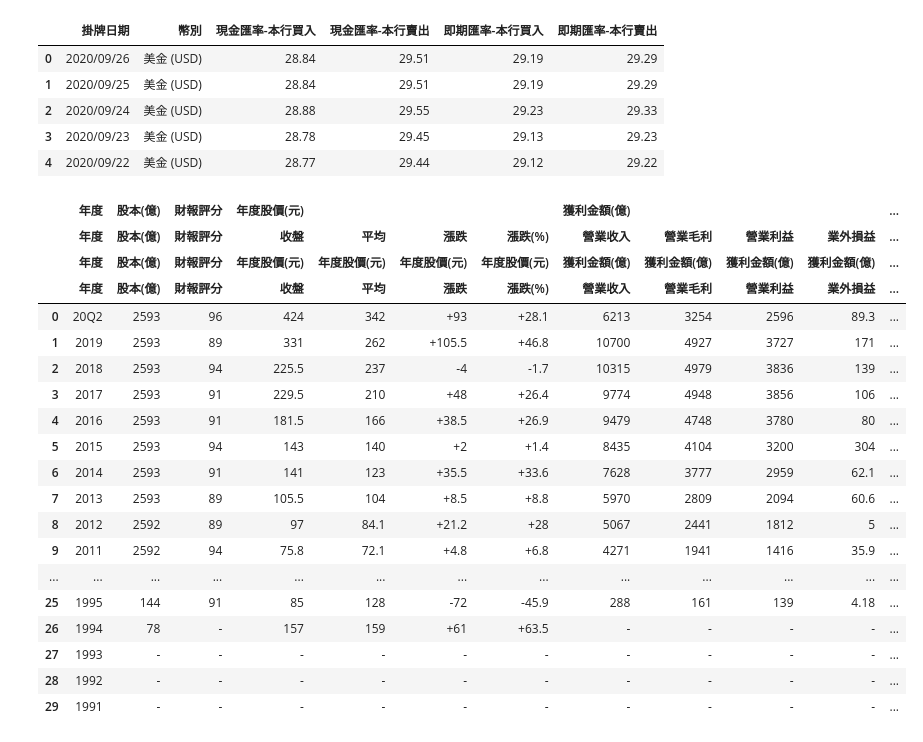
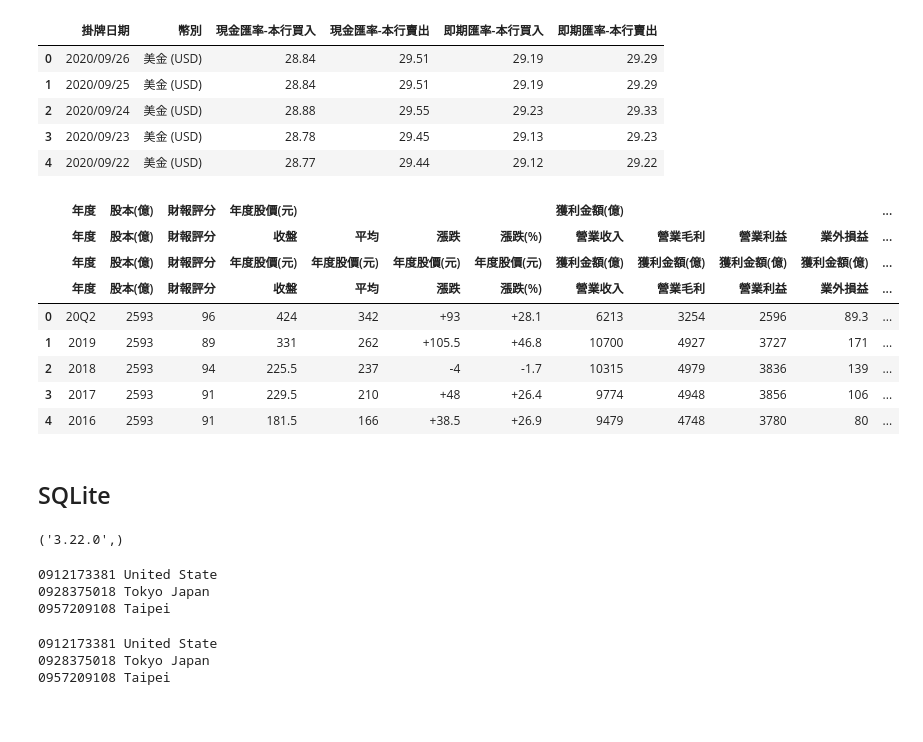
Before and after one commit to ywchiu/tibamepy, a Jupyter notebook: Demo20200927.ipynb, the cells around one changed output. Cells and saved outputs as stored; diff of their text form; code cells hidden in the pictures; blank space fills up the shorter version.

```diff
--- a/Demo20200927.ipynb
+++ b/Demo20200927.ipynb
@@ -194,25 +194,16 @@ res.encoding = 'utf-8'
 # %%
 dfs = pandas.read_html(res.text)
 # %%
-dfs[16]
+dfs[16].head()
 # %% [output]
 |  | 年度 | 股本(億) | 財報評分 | 年度股價(元) |  |  |  | 獲利金額(億) |  |  |  | ... |
 |  | 年度 | 股本(億) | 財報評分 | 收盤 | 平均 | 漲跌 | 漲跌(%) | 營業收入 | 營業毛利 | 營業利益 | 業外損益 | ... |
 |  | 年度 | 股本(億) | 財報評分 | 年度股價(元) | 年度股價(元) | 年度股價(元) | 年度股價(元) | 獲利金額(億) | 獲利金額(億) | 獲利金額(億) | 獲利金額(億) | ... |
 |  | 年度 | 股本(億) | 財報評分 | 收盤 | 平均 | 漲跌 | 漲跌(%) | 營業收入 | 營業毛利 | 營業利益 | 業外損益 | ... |
 | 0 | 20Q2 | 2593 | 96 | 424 | 342 | +93 | +28.1 | 6213 | 3254 | 2596 | 89.3 | ... |
 | 1 | 2019 | 2593 | 89 | 331 | 262 | +105.5 | +46.8 | 10700 | 4927 | 3727 | 171 | ... |
 | 2 | 2018 | 2593 | 94 | 225.5 | 237 | -4 | -1.7 | 10315 | 4979 | 3836 | 139 | ... |
 | 3 | 2017 | 2593 | 91 | 229.5 | 210 | +48 | +26.4 | 9774 | 4948 | 3856 | 106 | ... |
 | 4 | 2016 | 2593 | 91 | 181.5 | 166 | +38.5 | +26.9 | 9479 | 4748 | 3780 | 80 | ... |
-| 5 | 2015 | 2593 | 94 | 143 | 140 | +2 | +1.4 | 8435 | 4104 | 3200 | 304 | ... |
-| 6 | 2014 | 2593 | 91 | 141 | 123 | +35.5 | +33.6 | 7628 | 3777 | 2959 | 62.1 | ... |
-| 7 | 2013 | 2593 | 89 | 105.5 | 104 | +8.5 | +8.8 | 5970 | 2809 | 2094 | 60.6 | ... |
-| 8 | 2012 | 2592 | 89 | 97 | 84.1 | +21.2 | +28 | 5067 | 2441 | 1812 | 5 | ... |
-| 9 | 2011 | 2592 | 94 | 75.8 | 72.1 | +4.8 | +6.8 | 4271 | 1941 | 1416 | 35.9 | ... |
-| ... | ... | ... | ... | ... | ... | ... | ... | ... | ... | ... | ... | ... |
-| 25 | 1995 | 144 | 91 | 85 | 128 | -72 | -45.9 | 288 | 161 | 139 | 4.18 | ... |
-| 26 | 1994 | 78 | - | 157 | 159 | +61 | +63.5 | - | - | - | - | ... |
-| 27 | 1993 | - | - | - | - | - | - | - | - | - | - | ... |
-| 28 | 1992 | - | - | - | - | - | - | - | - | - | - | ... |
-| 29 | 1991 | - | - | - | - | - | - | - | - | - | - | ... |
+# %% [markdown]
+## SQLite
@@ -218,0 +218,50 @@ dfs[16]
+# %%
+import sqlite3 as lite
+with lite.connect('test.sqlite') as con:
+  cur = con.cursor()
+  cur.execute('SELECT SQLITE_VERSION()')
+  data = cur.fetchone()
+  print(data)
+# %% [output]
+('3.22.0',)
+# %%
+import sqlite3 as lite
+with lite.connect("test.sqlite") as con:
+  cur = con.cursor()
+  ## Drop: 捨棄資料表
+  cur.execute("DROP TABLE IF EXISTS PhoneAddress")
+
+  ## Create: 建立資料表
+  cur.execute("""CREATE TABLE PhoneAddress(
+          phone CHAR(10) PRIMARY KEY,
+          address TEXT,
+          name TEXT unique,
+          age INT NOT NULL)""")
+
+  ## Insert: 插入資料
+  cur.execute("INSERT INTO PhoneAddress VALUES('0912173381','United State','Jhon Doe',53)")
+  cur.execute("INSERT INTO PhoneAddress VALUES('0928375018','Tokyo Japan','MuMu Cat',6)")
+  cur.execute("INSERT INTO PhoneAddress VALUES('0957209108','Taipei','Richard',29)")
+
+  ## Select: 資料撈取
+  cur.execute("SELECT phone,address FROM PhoneAddress")
+  data = cur.fetchall()
+  for rec in data:
+    print(rec[0], rec[1])
+# %% [output]
+0912173381 United State
+0928375018 Tokyo Japan
+0957209108 Taipei
+# %%
+import sqlite3 as lite
+with lite.connect("test.sqlite") as con:
+  cur = con.cursor()
+  ## Select: 資料撈取
+  cur.execute("SELECT phone,address FROM PhoneAddress")
+  data = cur.fetchall()
+  for rec in data:
+    print(rec[0], rec[1])
+# %% [output]
+0912173381 United State
+0928375018 Tokyo Japan
+0957209108 Taipei
```
Also changed, not shown: parts of 14 cells of this notebook.
